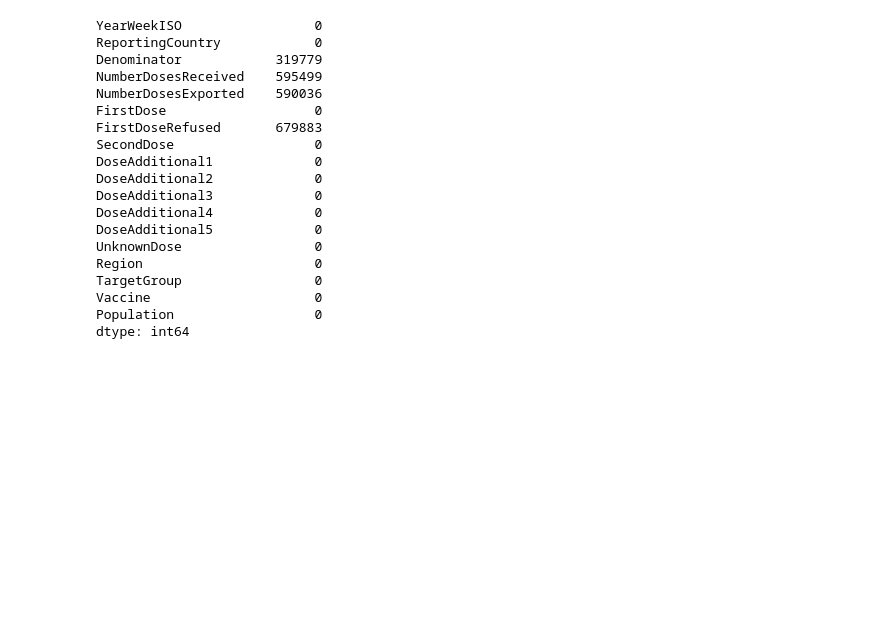
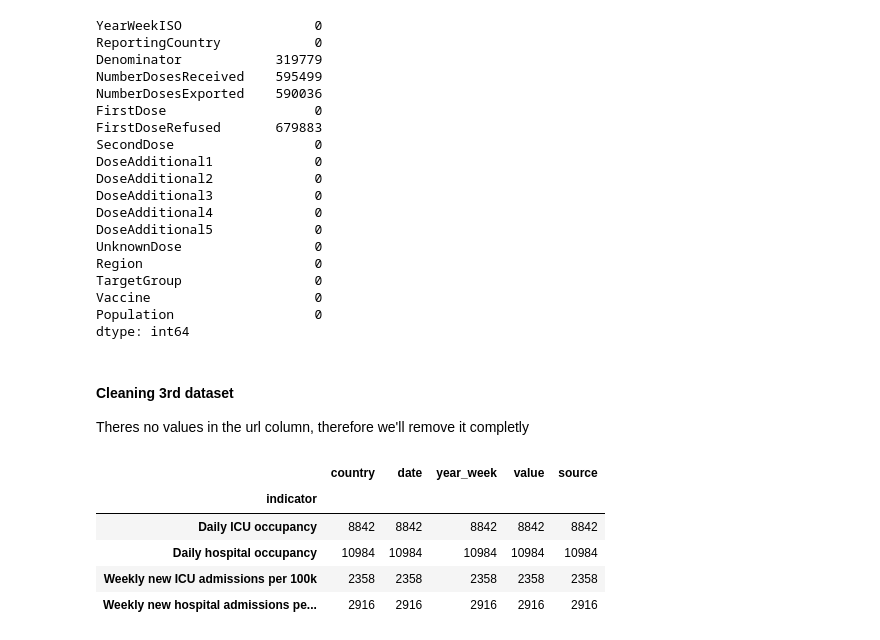
Before and after one commit to Klattraren/Intelligent-Data-Analysis-DV1597, a Jupyter notebook: assignment2.ipynb, the cells around one changed output. Saved outputs shown, nothing was run; the diff lists cells and outputs as text; code cells hidden in the pictures; blank space fills up the shorter version.

Commit message:
Formated the last dataset

```diff
--- a/assignment2.ipynb
+++ b/assignment2.ipynb
@@ -202,3 +217,6 @@ TargetGroup                 0
 Vaccine                     0
 Population                  0
 dtype: int64
+# %% [markdown]
+#### Cleaning 3rd dataset
+Theres no values in the url column, therefore we'll remove it completly
@@ -204,0 +227,9 @@ dtype: int64
+# %%
+icu_df.groupby(["indicator"]).count() #Daily metric is most common indicator, therefore we will convert all other indicators to daily metric
+# %% [output]
+|  | country | date | year_week | value | source |
+| indicator |  |  |  |  |  |
+| Daily ICU occupancy | 8842 | 8842 | 8842 | 8842 | 8842 |
+| Daily hospital occupancy | 10984 | 10984 | 10984 | 10984 | 10984 |
+| Weekly new ICU admissions per 100k | 2358 | 2358 | 2358 | 2358 | 2358 |
+| Weekly new hospital admissions pe... | 2916 | 2916 | 2916 | 2916 | 2916 |
```
Also changed, not shown: parts of 4 cells of this notebook, 1 other file.
